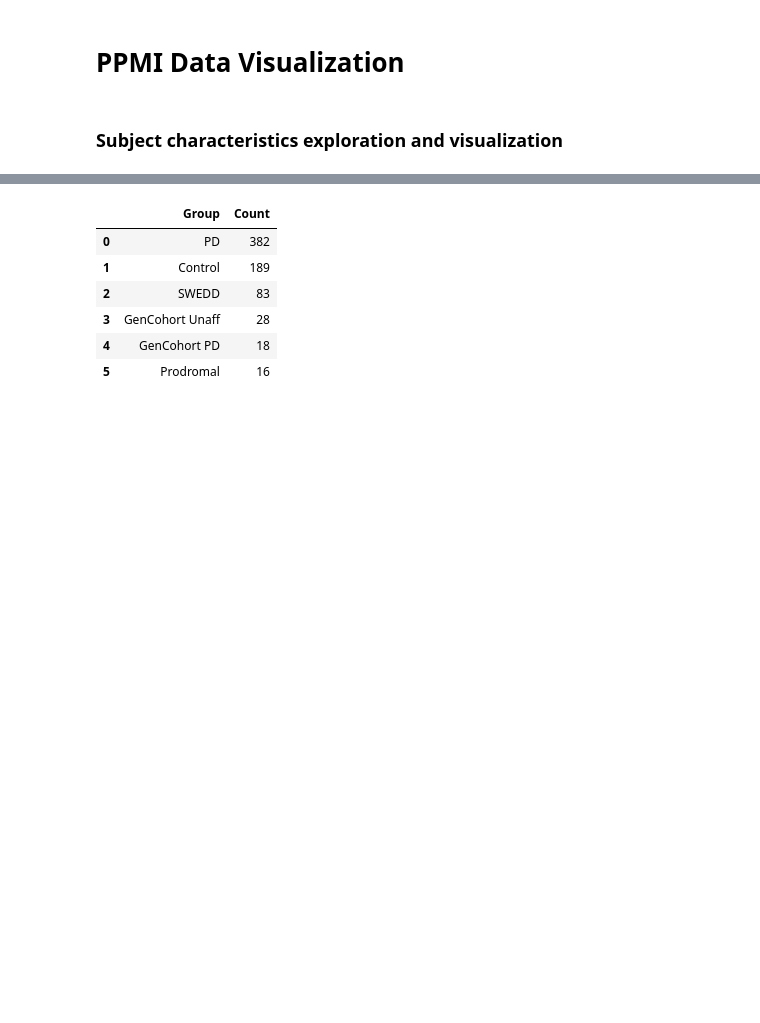
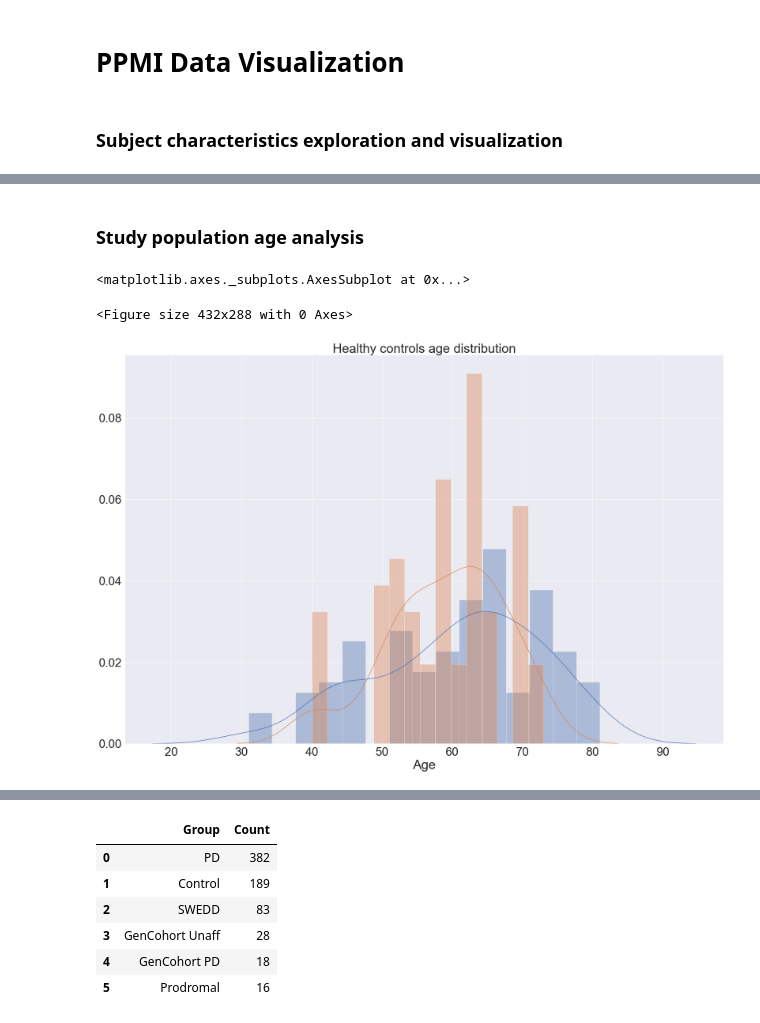
Before and after one commit to banctilrobitaille/PPMI-data-exploration, a Jupyter notebook: PPMI Data Exploration.ipynb, the cells around one changed output, grey strips where cells are left out. Cells and saved outputs as stored; diff of their text form; code cells hidden in the pictures; blank space fills up the shorter version.

```diff
--- a/PPMI Data Exploration.ipynb
+++ b/PPMI Data Exploration.ipynb
@@ -22,2 +38,15 @@ image_collection_charac_df = pd.read_csv(os.path.join(DATA_PATH, IMAGE_COLLECTIO
+# %% [markdown]
+<h3>Study population age analysis</h3>
+# %%
+plt.figure()
+sb.set(font_scale=3)
+Xfig, ax = plt.subplots(figsize=(30,20))
+ax.set_title("Healthy controls age distribution")
+sb.distplot(charac[is_healthy_control & is_male]['Age'], ax=ax, bins=15)
+sb.distplot(charac[is_healthy_control & is_female]['Age'], ax=ax, bins=15)
+# %% [output]
+<matplotlib.axes._subplots.AxesSubplot at 0x...>
+<Figure size 432x288 with 0 Axes>
+[figure, added]
 # %%
 plt.figure()
```
Also changed, not shown: parts of 7 cells of this notebook.
